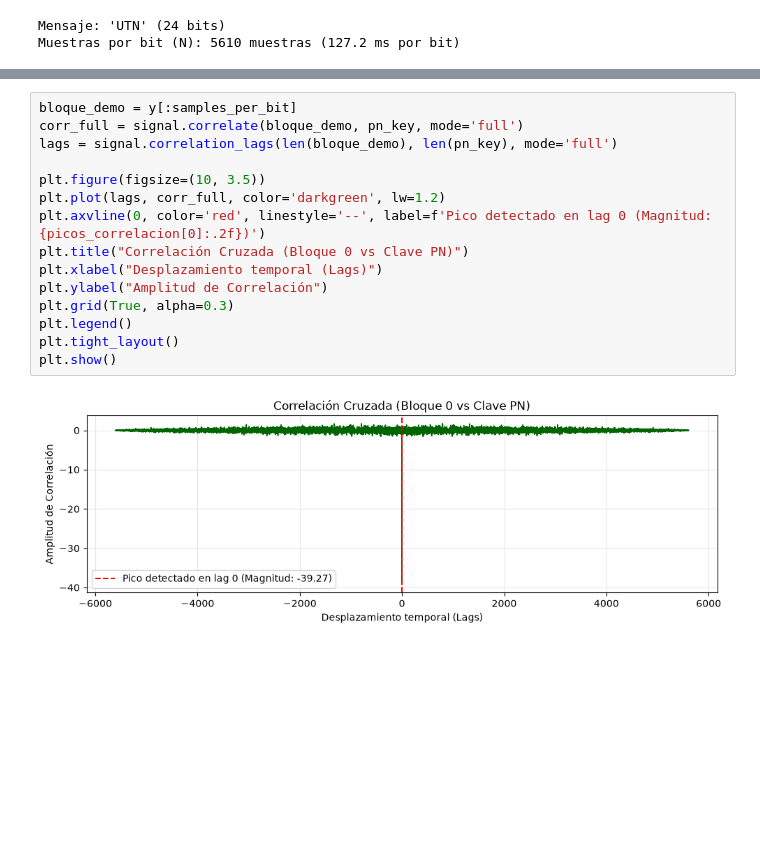
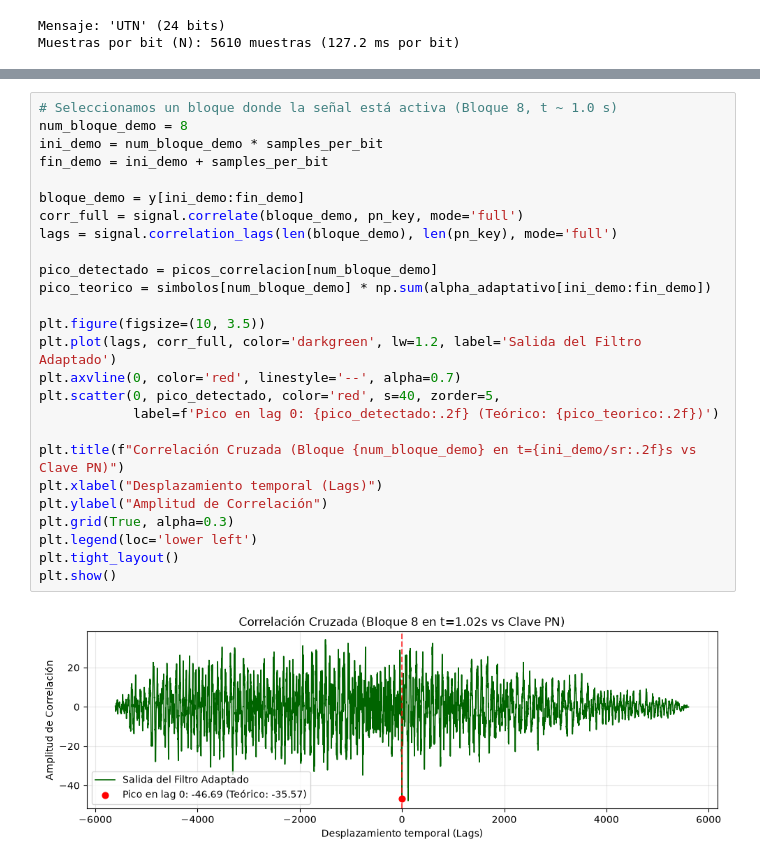
Before and after one commit to GonTurri/stego-audio-dss, a Jupyter notebook: stego_demo.ipynb, the cells around one changed output, grey strips where cells are left out. Drawn from its saved outputs; the diff is of its cells as text; blank space fills up the shorter version.

```diff
--- a/stego_demo.ipynb
+++ b/stego_demo.ipynb
@@ -144,17 +162,28 @@ Texto recuperado: 'UTN'
 # %%
-bloque_demo = y[:samples_per_bit]
+# Seleccionamos un bloque donde la señal está activa (Bloque 8, t ~ 1.0 s)
+num_bloque_demo = 8
+ini_demo = num_bloque_demo * samples_per_bit
+fin_demo = ini_demo + samples_per_bit
+
+bloque_demo = y[ini_demo:fin_demo]
 corr_full = signal.correlate(bloque_demo, pn_key, mode='full')
 lags = signal.correlation_lags(len(bloque_demo), len(pn_key), mode='full')
 
+pico_detectado = picos_correlacion[num_bloque_demo]
+pico_teorico = simbolos[num_bloque_demo] * np.sum(alpha_adaptativo[ini_demo:fin_demo])
+
 plt.figure(figsize=(10, 3.5))
-plt.plot(lags, corr_full, color='darkgreen', lw=1.2)
-plt.axvline(0, color='red', linestyle='--', label=f'Pico detectado en lag 0 (Magnitud: {picos_correlacion[0]:.2f})')
-plt.title("Correlación Cruzada (Bloque 0 vs Clave PN)")
+plt.plot(lags, corr_full, color='darkgreen', lw=1.2, label='Salida del Filtro Adaptado')
+plt.axvline(0, color='red', linestyle='--', alpha=0.7)
+plt.scatter(0, pico_detectado, color='red', s=40, zorder=5,
+            label=f'Pico en lag 0: {pico_detectado:.2f} (Teórico: {pico_teorico:.2f})')
+
+plt.title(f"Correlación Cruzada (Bloque {num_bloque_demo} en t={ini_demo/sr:.2f}s vs Clave PN)")
 plt.xlabel("Desplazamiento temporal (Lags)")
 plt.ylabel("Amplitud de Correlación")
 plt.grid(True, alpha=0.3)
-plt.legend()
+plt.legend(loc='lower left')
 plt.tight_layout()
 plt.show()
 # %% [output]
-[figure, old version]
+[figure, new version]
```
Also changed, not shown: parts of 4 cells of this notebook.
